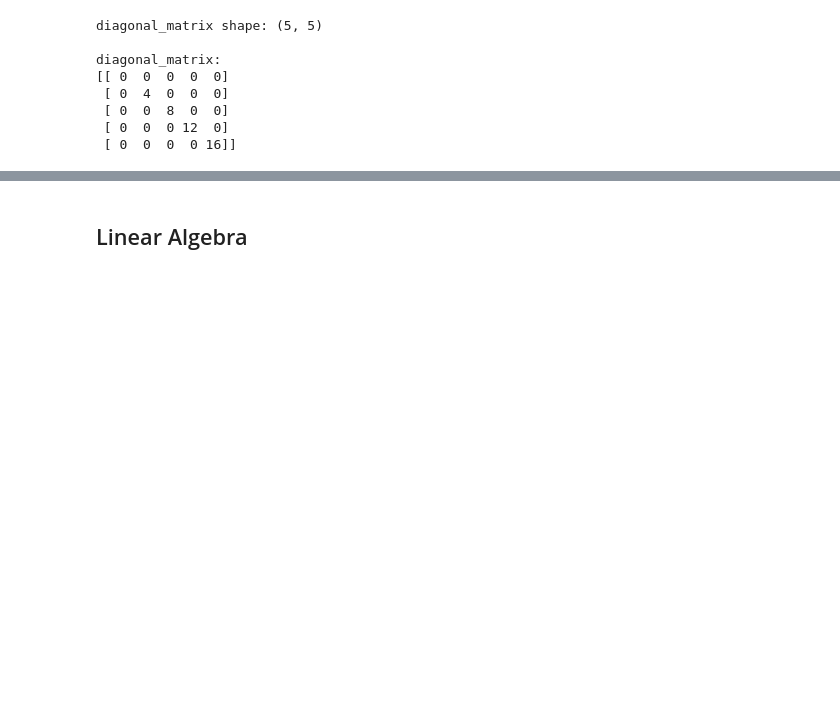
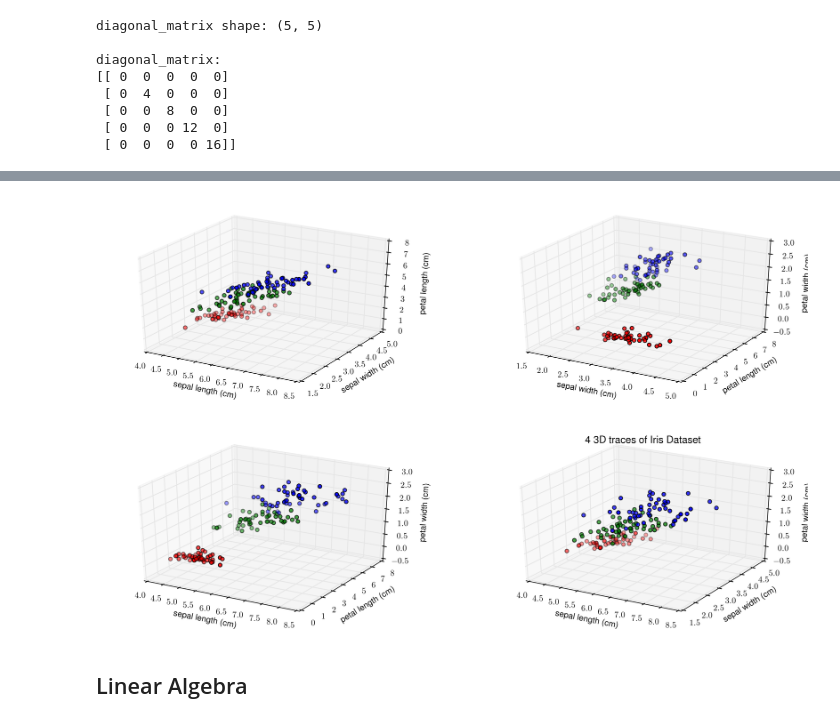
Before and after one commit to ricedatasci/workshop1-numpy-pandas, a Jupyter notebook: intro-to-numpy.ipynb, the cells around one changed output, grey strips where cells are left out. Cells and saved outputs as stored; diff of their text form; code cells hidden in the pictures; blank space fills up the shorter version.

Commit message:
added some array manipulation / matplotlib plots

```diff
--- a/intro-to-numpy.ipynb
+++ b/intro-to-numpy.ipynb
@@ -135,0 +144,3 @@ An
+# %%
+labels = np.array([ iris['target_names'][target_index] for target_index in iris['target'] ])
+labels[::50]
@@ -135,0 +159,5 @@ An
+# %%
+index = np.array([1, 1, 1, 0]).astype(bool)
+index_array = np.array([np.roll(index, shift) for shift in range(4)])
+plot_arrays = [iris['data'][:, index_row].T for index_row in index_array]
+print('{}, {}'.format(len(plot_arrays), plot_arrays[0].shape))
@@ -135,0 +166,3 @@ An
+# %%
+plot_features = [np.array(iris['feature_names'])[index_row] for index_row in index_array]
+plot_features
@@ -136,2 +178,25 @@ An
+# %%
+colors = ['r', 'g', 'b']
+colormap = dict(zip(np.unique(labels), colors))
+color_labels = list(map(lambda key: colormap[key], labels))
+# %%
+from mpl_toolkits.mplot3d import Axes3D
+from matplotlib.gridspec import GridSpec
+
+gs = GridSpec(2,2)
+
+for ind, data, feature_labels in zip(range(len(plot_arrays)), plot_arrays, plot_features):
+    ax = plt.subplot(gs[ind // 2, ind % 2], projection = '3d')
+    ax.scatter(*tuple(data), c=color_labels)
+
+    label_funcs = [ax.set_xlabel, ax.set_ylabel, ax.set_zlabel]
+    for label_func, label in zip(label_funcs, feature_labels):
+        label_func(label)
+
+
+plt.title('4 3D traces of Iris Dataset')
+plt.legend()
+# %% [output]
+[figure, added]
 # %% [markdown]
 ## Linear Algebra
```
Also changed, not shown: parts of 13 cells of this notebook.
